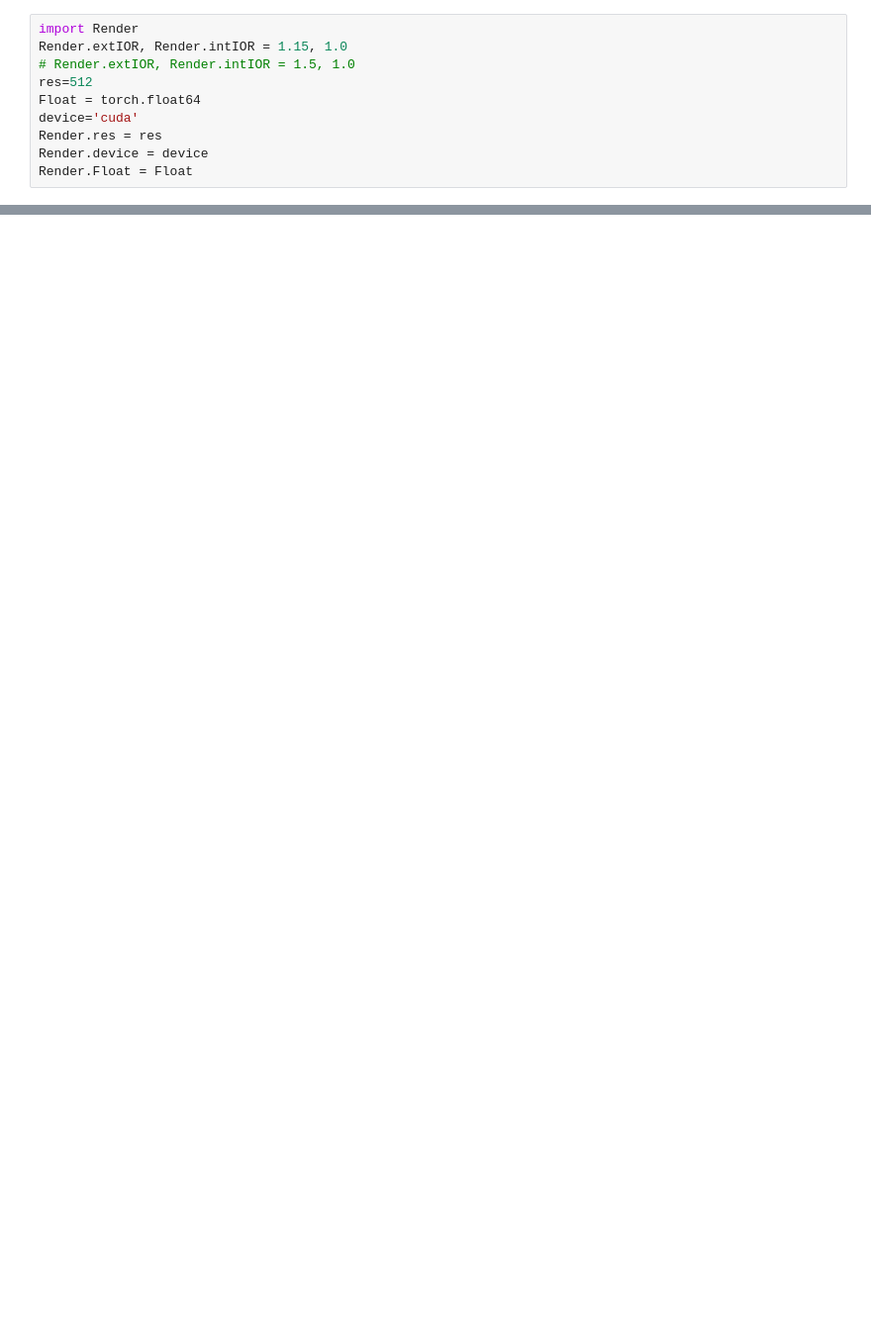
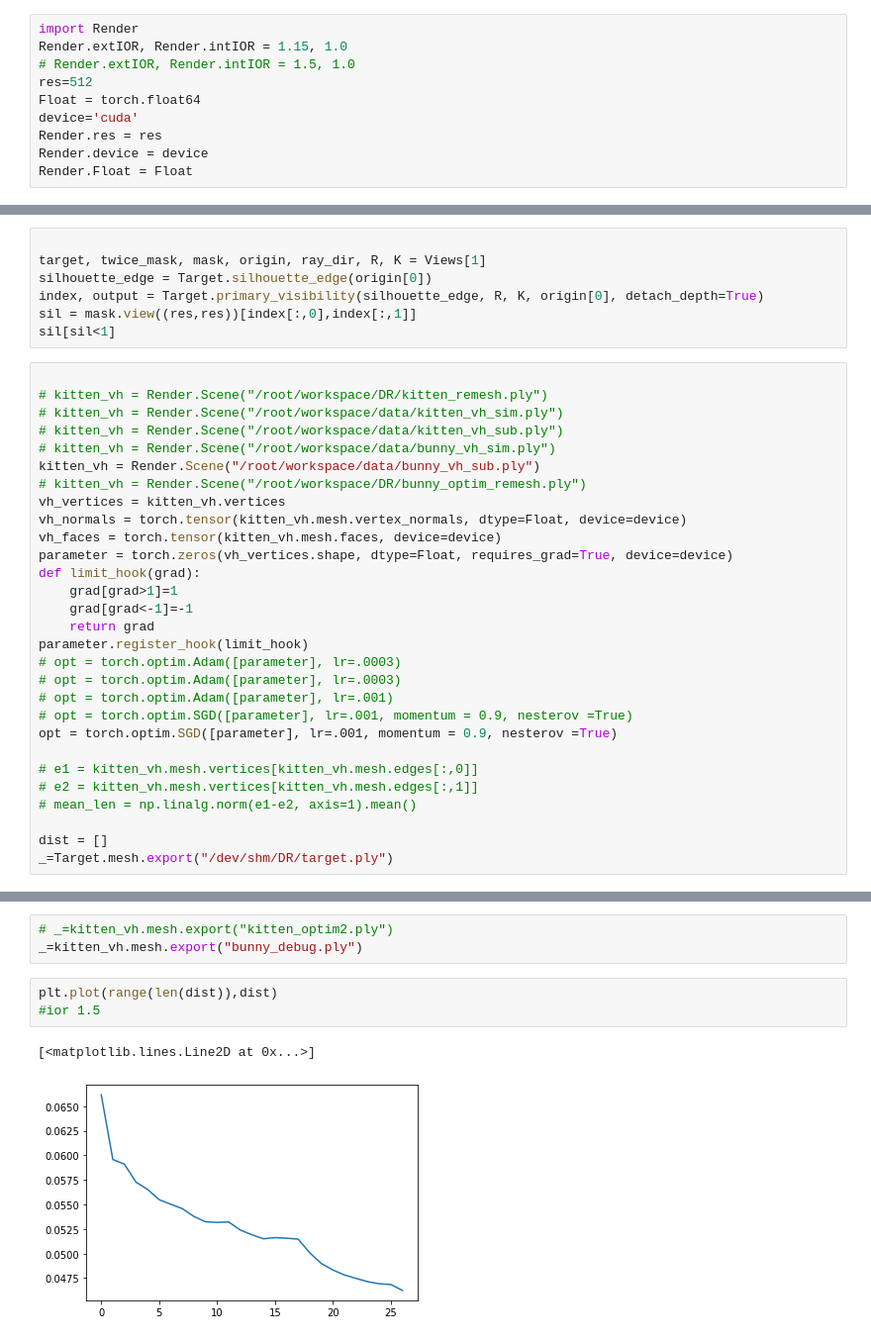
Before and after one commit to lvjiahui/DRT, a Jupyter notebook: play.ipynb, the cells around one changed output, grey strips where cells are left out. Shown at 99% size. Drawn from its saved outputs; the diff is of its cells as text; blank space fills up the shorter version.

```diff
--- a/play.ipynb
+++ b/play.ipynb
@@ -179,0 +216,36 @@ _=mesh_vh.export("hand_sm.ply")
+# %%
+
+target, twice_mask, mask, origin, ray_dir, R, K = Views[1]
+silhouette_edge = Target.silhouette_edge(origin[0])
+index, output = Target.primary_visibility(silhouette_edge, R, K, origin[0], detach_depth=True)
+sil = mask.view((res,res))[index[:,0],index[:,1]]
+sil[sil<1]
+# %%
+
+# kitten_vh = Render.Scene("/root/workspace/DR/kitten_remesh.ply")
+# kitten_vh = Render.Scene("/root/workspace/data/kitten_vh_sim.ply")
+# kitten_vh = Render.Scene("/root/workspace/data/kitten_vh_sub.ply")
+# kitten_vh = Render.Scene("/root/workspace/data/bunny_vh_sim.ply")
+kitten_vh = Render.Scene("/root/workspace/data/bunny_vh_sub.ply")
+# kitten_vh = Render.Scene("/root/workspace/DR/bunny_optim_remesh.ply")
+vh_vertices = kitten_vh.vertices
+vh_normals = torch.tensor(kitten_vh.mesh.vertex_normals, dtype=Float, device=device)
+vh_faces = torch.tensor(kitten_vh.mesh.faces, device=device)
+parameter = torch.zeros(vh_vertices.shape, dtype=Float, requires_grad=True, device=device)
+def limit_hook(grad):
+    grad[grad>1]=1
+    grad[grad<-1]=-1
+    return grad
+parameter.register_hook(limit_hook)
+# opt = torch.optim.Adam([parameter], lr=.0003)
+# opt = torch.optim.Adam([parameter], lr=.0003)
+# opt = torch.optim.Adam([parameter], lr=.001)
+# opt = torch.optim.SGD([parameter], lr=.001, momentum = 0.9, nesterov =True)
+opt = torch.optim.SGD([parameter], lr=.001, momentum = 0.9, nesterov =True)
+
+# e1 = kitten_vh.mesh.vertices[kitten_vh.mesh.edges[:,0]]
+# e2 = kitten_vh.mesh.vertices[kitten_vh.mesh.edges[:,1]]
+# mean_len = np.linalg.norm(e1-e2, axis=1).mean()
+
+dist = []
+_=Target.mesh.export("/dev/shm/DR/target.ply")
@@ -179,0 +337,9 @@ _=mesh_vh.export("hand_sm.ply")
+# %%
+# _=kitten_vh.mesh.export("kitten_optim2.ply")
+_=kitten_vh.mesh.export("bunny_debug.ply")
+# %%
+plt.plot(range(len(dist)),dist)
+#ior 1.5
+# %% [output]
+[<matplotlib.lines.Line2D at 0x...>]
+[figure, added]
```
Also changed, not shown: parts of 42 cells of this notebook, 10 other files.
